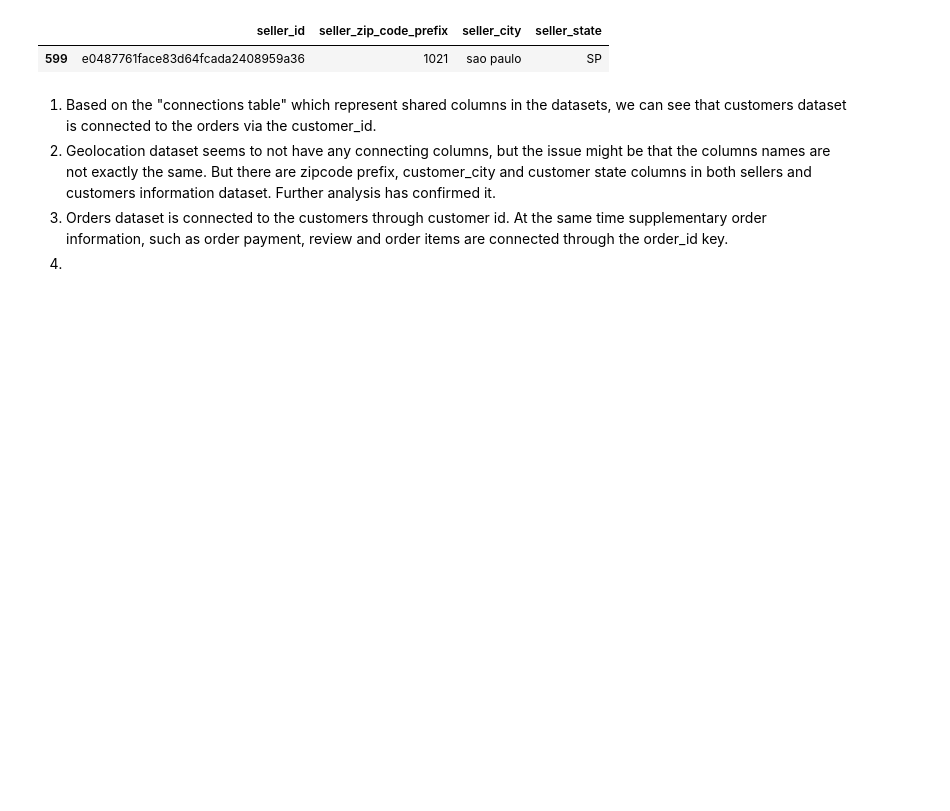
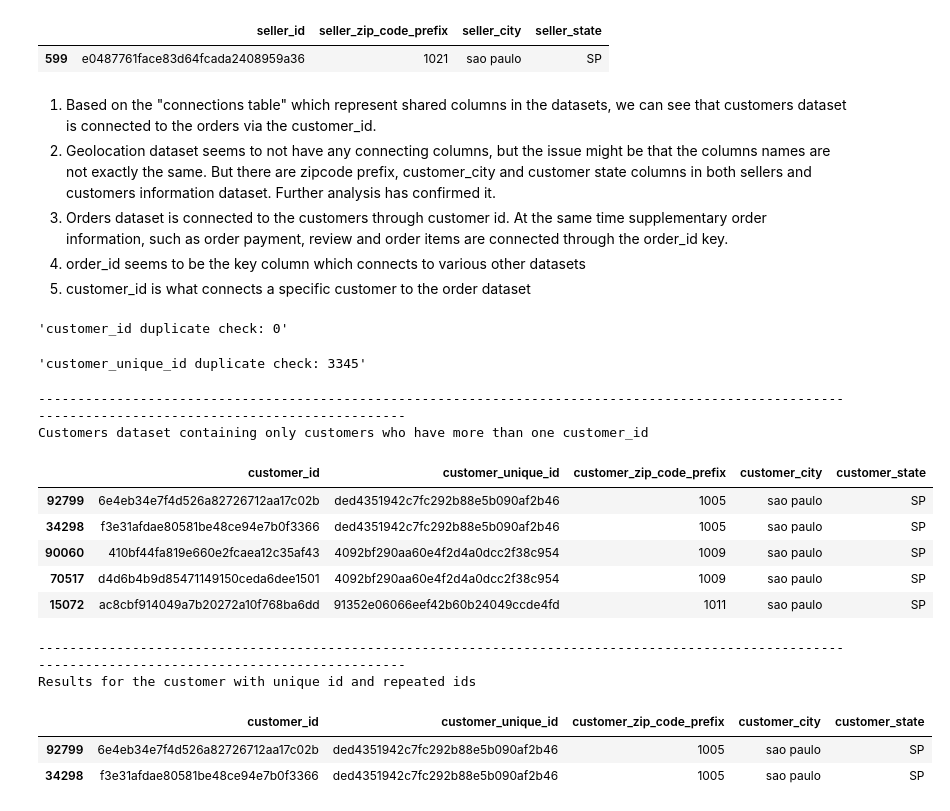
Before and after one commit to FinnMax/olist-python-eda, a Jupyter notebook: notebooks/01_data_understanding.ipynb, the cells around one changed output. Drawn from its saved outputs; the diff is of its cells as text; code cells hidden in the pictures; blank space fills up the shorter version.

```diff
--- a/notebooks/01_data_understanding.ipynb
+++ b/notebooks/01_data_understanding.ipynb
@@ -267,4 +254,39 @@ display(sellers_dataset[sellers_dataset["seller_zip_code_prefix"] == 1021].head(
 1. Based on the "connections table" which represent shared columns in the datasets, we can see that customers dataset is connected to the orders via the customer_id.
 2. Geolocation dataset seems to not have any connecting columns, but the issue might be that the columns names are not exactly the same. But there are zipcode prefix, customer_city and customer state columns in both sellers and customers information dataset. Further analysis has confirmed it.
 3. Orders dataset is connected to the customers through customer id. At the same time supplementary order information, such as order payment, review and order items are connected through the order_id key.
-4.
+4. order_id seems to be the key column which connects to various other datasets
+5. customer_id is what connects a specific customer to the order dataset
+# %%
+#customer_id analysis
+display(f"customer_id duplicate check: {customers_dataset["customer_id"].duplicated().sum()}") #customer_id creates everytime new order is created
+display(f"customer_unique_id duplicate check: {customers_dataset["customer_unique_id"].duplicated().sum()}") #there are duplicates
+duplicated_dataset = customers_dataset[customers_dataset["customer_unique_id"].duplicated(keep=False)] #based on this we can see that even the same customer can have difference customer_id with multiple orders
+print("-"*150)
+print("Customers dataset containing only customers who have more than one customer_id")
+display(duplicated_dataset.head())
+print("-"*150)
+
+orders_dataset = datasets["olist_orders_dataset.csv"]
+
+#Perfrom connection check by customer_id and unique customer_id
+print("Results for the customer with unique id and repeated ids")
+display(customers_dataset[customers_dataset["customer_unique_id"] == "ded4351942c7fc292b88e5b090af2b46"])
+display(orders_dataset[orders_dataset["customer_id"].isin(["6e4eb34e7f4d526a82726712aa17c02b", "f3e31afdae80581be48ce94e7b0f3366"])])
+
+#Based on this we can see that the same customer with one unique_customer_id has multiple customer_id for each order
+# %% [output]
+'customer_id duplicate check: 0'
+'customer_unique_id duplicate check: 3345'
+------------------------------------------------------------------------------------------------------------------------------------------------------
+Customers dataset containing only customers who have more than one customer_id
+|  | customer_id | customer_unique_id | customer_zip_code_prefix | customer_city | customer_state |
+| 92799 | 6e4eb34e7f4d526a82726712aa17c02b | ded4351942c7fc292b88e5b090af2b46 | 1005 | sao paulo | SP |
+| 34298 | f3e31afdae80581be48ce94e7b0f3366 | ded4351942c7fc292b88e5b090af2b46 | 1005 | sao paulo | SP |
+| 90060 | 410bf44fa819e660e2fcaea12c35af43 | 4092bf290aa60e4f2d4a0dcc2f38c954 | 1009 | sao paulo | SP |
+| 70517 | d4d6b4b9d85471149150ceda6dee1501 | 4092bf290aa60e4f2d4a0dcc2f38c954 | 1009 | sao paulo | SP |
+| 15072 | ac8cbf914049a7b20272a10f768ba6dd | 91352e06066eef42b60b24049ccde4fd | 1011 | sao paulo | SP |
+------------------------------------------------------------------------------------------------------------------------------------------------------
+Results for the customer with unique id and repeated ids
+|  | customer_id | customer_unique_id | customer_zip_code_prefix | customer_city | customer_state |
+| 92799 | 6e4eb34e7f4d526a82726712aa17c02b | ded4351942c7fc292b88e5b090af2b46 | 1005 | sao paulo | SP |
+| 34298 | f3e31afdae80581be48ce94e7b0f3366 | ded4351942c7fc292b88e5b090af2b46 | 1005 | sao paulo | SP |
```
Also changed, not shown: parts of 5 cells of this notebook, 1 other file.
